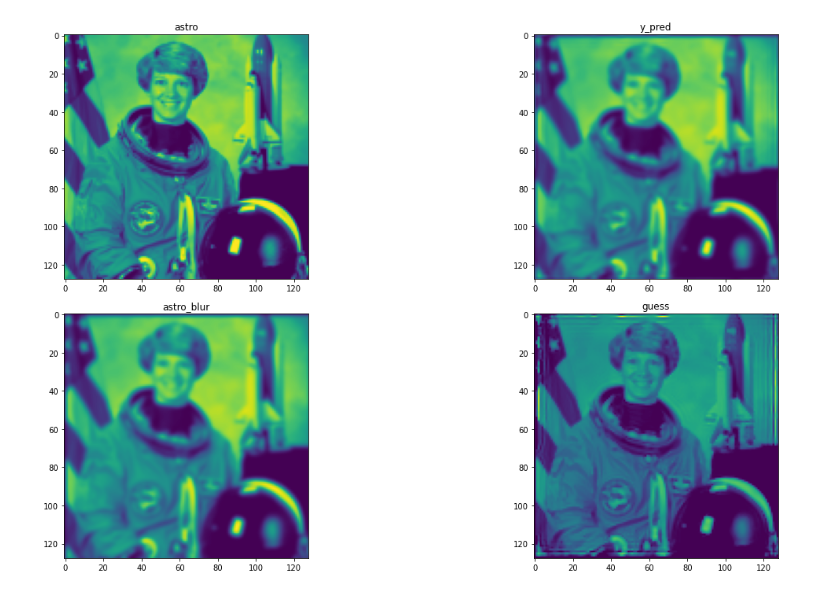
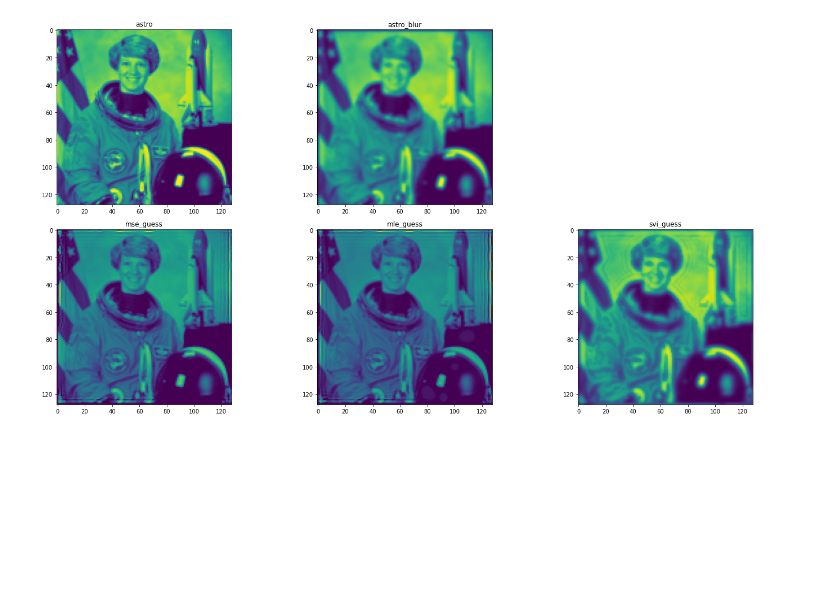
Before and after one commit to ctr26/torch_image_restoration, a Jupyter notebook: pytorch_Hx.ipynb, the cells around one changed output. Saved outputs shown, nothing was run; the diff lists cells and outputs as text; code cells hidden in the pictures; blank space fills up the shorter version.

```diff
--- a/pytorch_Hx.ipynb
+++ b/pytorch_Hx.ipynb
@@ -99,3 +100,5 @@ for t in pbar:
     with torch.no_grad():
         for param in model.parameters():
             param.clamp_(0, torch.inf)
+
+mse_guess = model.x.detach().numpy().reshape(astro.shape)
@@ -102,14 +202,14 @@ for t in pbar:
 # %%
 
-fig, ax = plt.subplots(2, 2)
+fig, ax = plt.subplots(2, 3)
 ax[0, 0].imshow(astro).axes.set_title("astro")
-ax[1, 0].imshow(astro_blur).axes.set_title("astro_blur")
-# ax[0].imshow(y.reshape(astro.shape)).set_title("y_true")
-ax[0, 1].imshow(y_pred.detach().numpy().reshape(
-    astro.shape)).axes.set_title("y_pred")
-ax[1, 1].imshow(model.x.detach().numpy().reshape(
-    astro.shape)).axes.set_title("guess")
+ax[0, 1].imshow(astro_blur).axes.set_title("astro_blur")
+ax[0,2].set_axis_off()
+
+ax[1, 0].imshow(mse_guess).axes.set_title("mse_guess")
+ax[1, 1].imshow(mle_guess).axes.set_title("mle_guess")
+ax[1, 2].imshow(svi_guess).axes.set_title("svi_guess")
 plt.tight_layout()
 plt.show()
 # %% [output]
-[figure, old version]
+[figure, new version]
```
Also changed, not shown: parts of 5 cells of this notebook, 1 other file.
